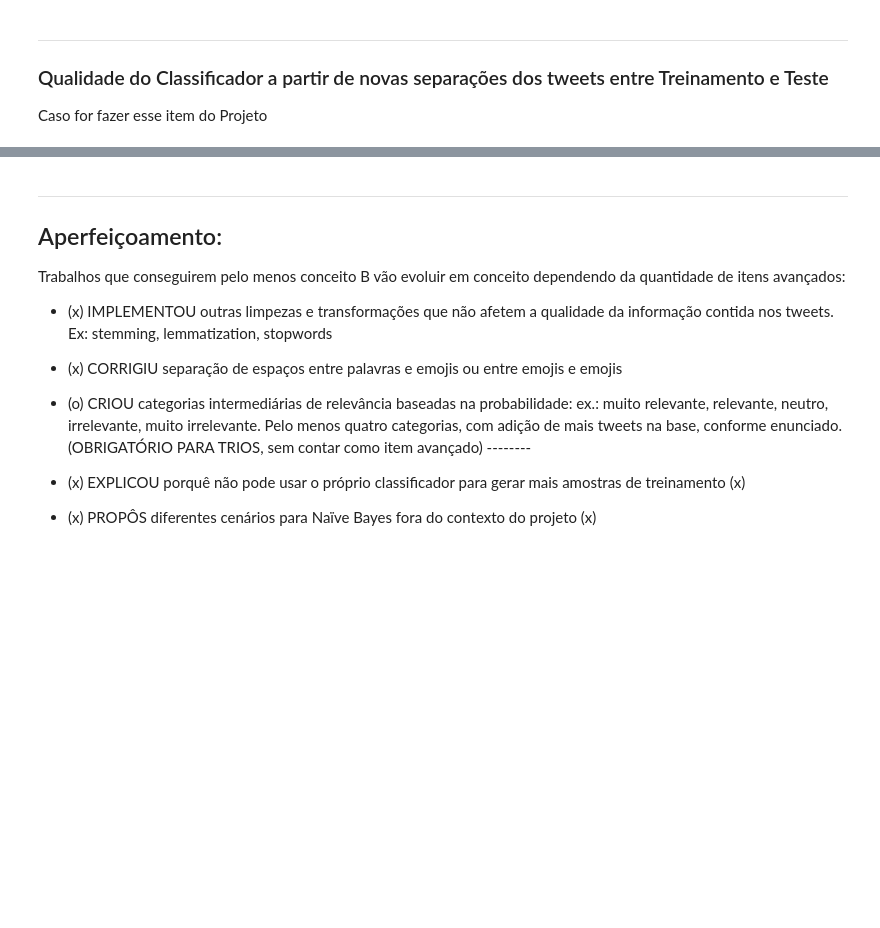
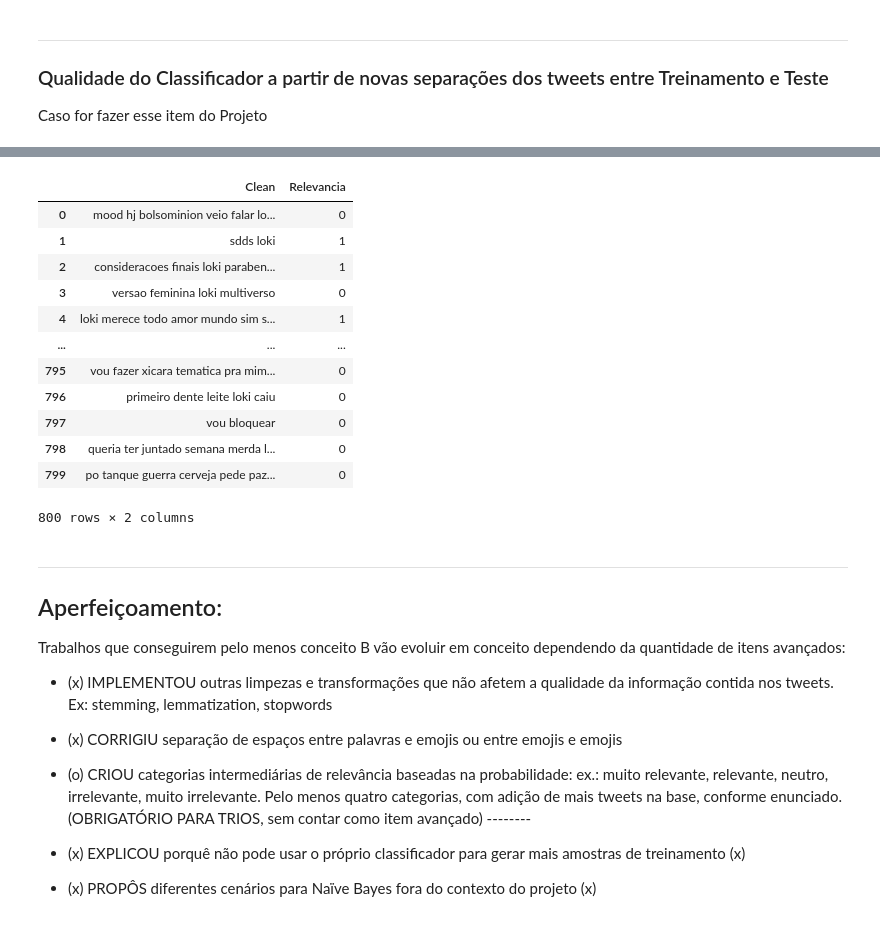
Before and after one commit to xValentim/Classificador_automatico_de_sentimentos, a Jupyter notebook: Classificador_NaiveBayes_Loki.ipynb, the cells around one changed output, grey strips where cells are left out. Cells and saved outputs as stored; diff of their text form; code cells hidden in the pictures; blank space fills up the shorter version.

```diff
--- a/Classificador_NaiveBayes_Loki.ipynb
+++ b/Classificador_NaiveBayes_Loki.ipynb
@@ -538,3 +550,5 @@ ___
 ### Qualidade do Classificador a partir de novas separações dos tweets entre Treinamento e Teste
 
 Caso for fazer esse item do Projeto
+# %%
+full_data = pd.concat([train.loc[:, ['Clean', 'Relevancia']], test.loc[:, ['Clean', 'Relevancia']]])
@@ -540,0 +560,7 @@ Caso for fazer esse item do Projeto
+# %%
+def to_int(number):
+    return int(number)
+full_data['Relevancia'] = full_data['Relevancia'].apply(to_int)
+full_data['Relevancia'] = full_data['Relevancia'].astype('category')
+
+full_data.info()
@@ -541,3 +577,20 @@ Caso for fazer esse item do Projeto
+# %%
+full_data = full_data.reset_index(drop=True)
+full_data
+# %% [output]
+|  | Clean | Relevancia |
+| 0 | mood hj bolsominion veio falar lo... | 0 |
+| 1 | sdds loki | 1 |
+| 2 | consideracoes finais loki paraben... | 1 |
+| 3 | versao feminina loki multiverso | 0 |
+| 4 | loki merece todo amor mundo sim s... | 1 |
+| ... | ... | ... |
+| 795 | vou fazer xicara tematica pra mim... | 0 |
+| 796 | primeiro dente leite loki caiu | 0 |
+| 797 | vou bloquear | 0 |
+| 798 | queria ter juntado semana merda l... | 0 |
+| 799 | po tanque guerra cerveja pede paz... | 0 |
+800 rows × 2 columns
 # %% [markdown]
 ___
 ## Aperfeiçoamento:
```
Also changed, not shown: parts of 6 cells of this notebook, 1 other file.
